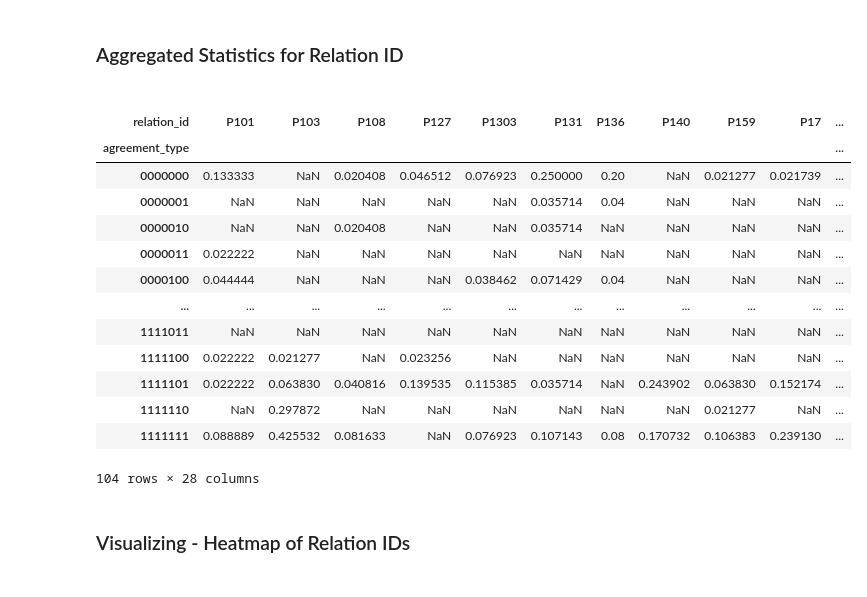
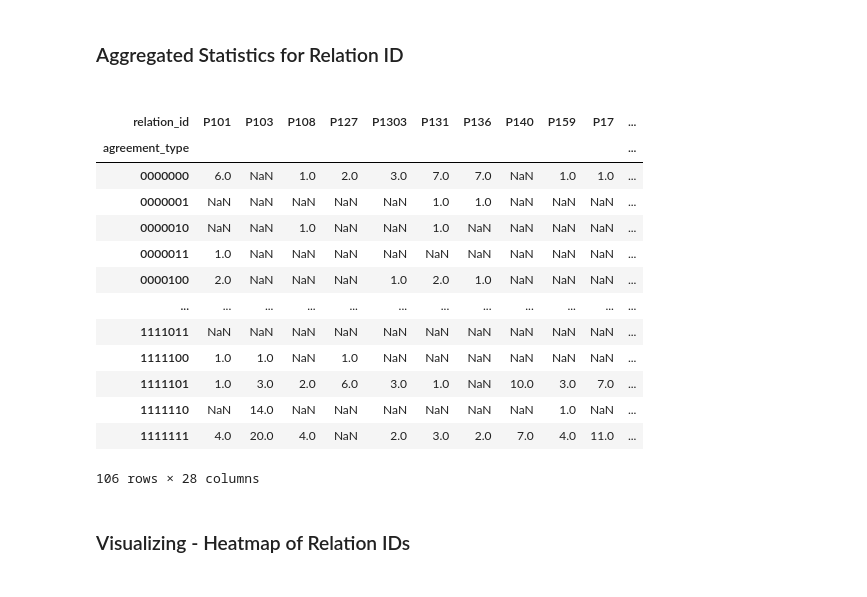
Before and after one commit to idangrosbard/ssm_analysis, a Jupyter notebook: notebooks/test-known_1000_correct.ipynb, the cells around one changed output. Drawn from its saved outputs; the diff is of its cells as text; code cells hidden in the pictures.

```diff
--- a/notebooks/test-known_1000_correct.ipynb
+++ b/notebooks/test-known_1000_correct.ipynb
@@ -47,7 +49,7 @@ def remove_generation_prefix(df):
 
 
 def is_correct(target, prediction) -> bool:
-    return len(target) > 0 and target.startswith(prediction.strip())
+    return len(prediction.strip()) > 0 and target.startswith(prediction.strip())
 
 
 def fix_model_correct(df):
@@ -527,33 +511,33 @@ Name: count, dtype: int64
 # %%
 # Aggregated statistics for relation_id
 # Only keep relation_ids that appear at least 25 times, then get top 100 per id
 top_relation_ids = (
     result
     .pipe(lambda df: df[df['relation_id'].map(df['relation_id'].value_counts()) >= 25])
     .groupby('relation_id')[AGGREEMENT_TYPE_COL]
-    .value_counts(normalize=True)
+    .value_counts()
     .groupby(level=0)
     .head(100)
     .unstack(level=0)
 )
 
 # Display aggregated statistics
-top_relation_ids
+display(top_relation_ids)
 # %% [output]
 | relation_id | P101 | P103 | P108 | P127 | P1303 | P131 | P136 | P140 | P159 | P17 | ... |
 | agreement_type |  |  |  |  |  |  |  |  |  |  | ... |
-| 0000000 | 0.133333 | NaN | 0.020408 | 0.046512 | 0.076923 | 0.250000 | 0.20 | NaN | 0.021277 | 0.021739 | ... |
-| 0000001 | NaN | NaN | NaN | NaN | NaN | 0.035714 | 0.04 | NaN | NaN | NaN | ... |
-| 0000010 | NaN | NaN | 0.020408 | NaN | NaN | 0.035714 | NaN | NaN | NaN | NaN | ... |
-| 0000011 | 0.022222 | NaN | NaN | NaN | NaN | NaN | NaN | NaN | NaN | NaN | ... |
-| 0000100 | 0.044444 | NaN | NaN | NaN | 0.038462 | 0.071429 | 0.04 | NaN | NaN | NaN | ... |
+| 0000000 | 6.0 | NaN | 1.0 | 2.0 | 3.0 | 7.0 | 7.0 | NaN | 1.0 | 1.0 | ... |
+| 0000001 | NaN | NaN | NaN | NaN | NaN | 1.0 | 1.0 | NaN | NaN | NaN | ... |
+| 0000010 | NaN | NaN | 1.0 | NaN | NaN | 1.0 | NaN | NaN | NaN | NaN | ... |
+| 0000011 | 1.0 | NaN | NaN | NaN | NaN | NaN | NaN | NaN | NaN | NaN | ... |
+| 0000100 | 2.0 | NaN | NaN | NaN | 1.0 | 2.0 | 1.0 | NaN | NaN | NaN | ... |
 | ... | ... | ... | ... | ... | ... | ... | ... | ... | ... | ... | ... |
 | 1111011 | NaN | NaN | NaN | NaN | NaN | NaN | NaN | NaN | NaN | NaN | ... |
-| 1111100 | 0.022222 | 0.021277 | NaN | 0.023256 | NaN | NaN | NaN | NaN | NaN | NaN | ... |
-| 1111101 | 0.022222 | 0.063830 | 0.040816 | 0.139535 | 0.115385 | 0.035714 | NaN | 0.243902 | 0.063830 | 0.152174 | ... |
-| 1111110 | NaN | 0.297872 | NaN | NaN | NaN | NaN | NaN | NaN | 0.021277 | NaN | ... |
-| 1111111 | 0.088889 | 0.425532 | 0.081633 | NaN | 0.076923 | 0.107143 | 0.08 | 0.170732 | 0.106383 | 0.239130 | ... |
+| 1111100 | 1.0 | 1.0 | NaN | 1.0 | NaN | NaN | NaN | NaN | NaN | NaN | ... |
+| 1111101 | 1.0 | 3.0 | 2.0 | 6.0 | 3.0 | 1.0 | NaN | 10.0 | 3.0 | 7.0 | ... |
+| 1111110 | NaN | 14.0 | NaN | NaN | NaN | NaN | NaN | NaN | 1.0 | NaN | ... |
+| 1111111 | 4.0 | 20.0 | 4.0 | NaN | 2.0 | 3.0 | 2.0 | 7.0 | 4.0 | 11.0 | ... |
-104 rows × 28 columns
+106 rows × 28 columns
 # %% [markdown]
 ### Visualizing - Heatmap of Relation IDs
 #
```
Also changed, not shown: parts of 12 cells of this notebook.
